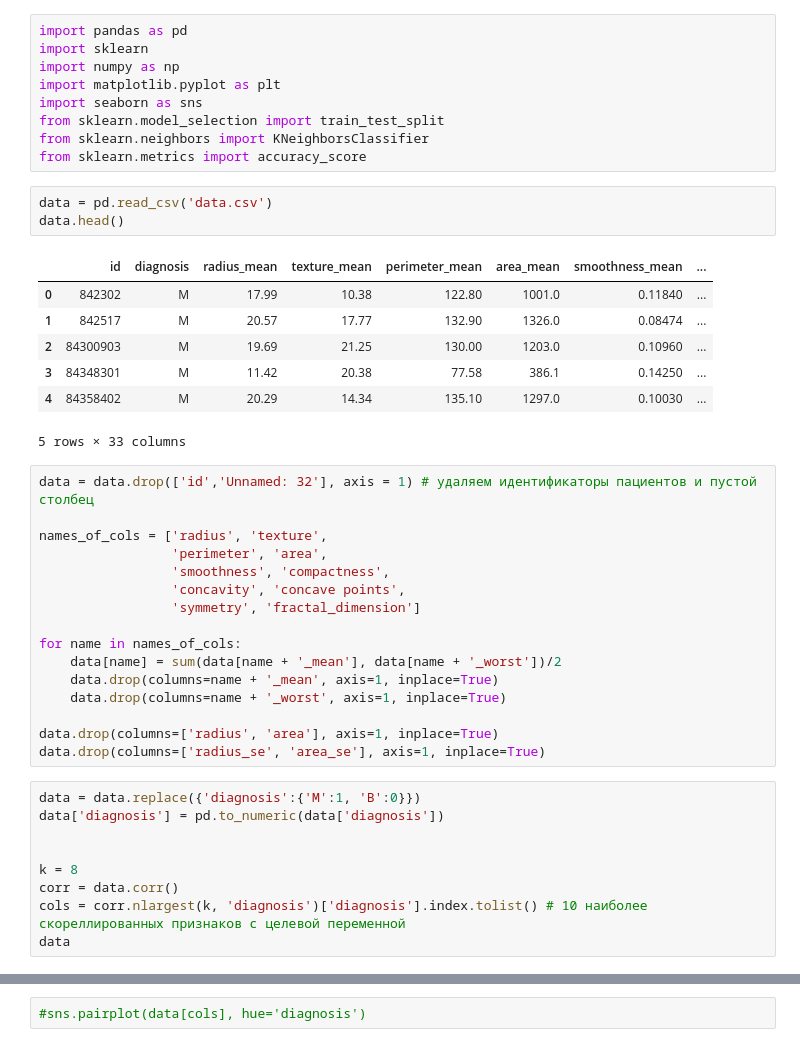
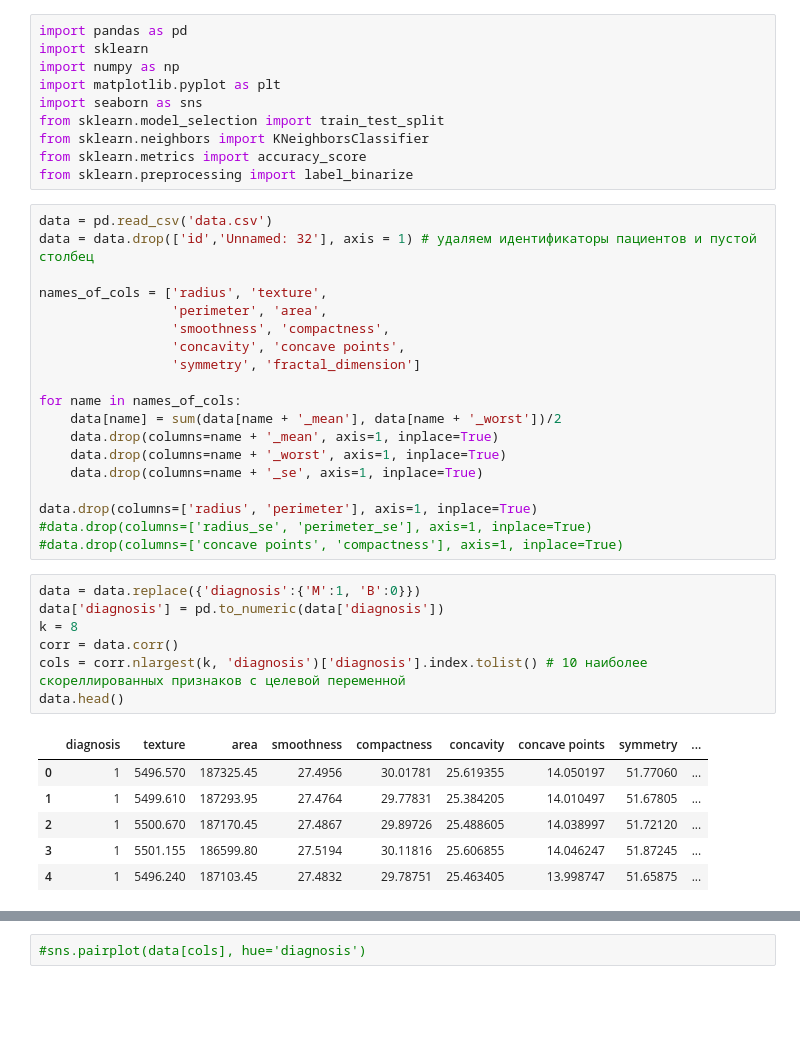
Before and after one commit to grannycola/my_projects, a Jupyter notebook: hw-4/model.ipynb, the cells around one changed output, grey strips where cells are left out. Cells and saved outputs as stored; diff of their text form; blank space fills up the shorter version.

```diff
--- a/hw-4/model.ipynb
+++ b/hw-4/model.ipynb
@@ -7,18 +7,9 @@ import seaborn as sns
 from sklearn.model_selection import train_test_split
 from sklearn.neighbors import KNeighborsClassifier
 from sklearn.metrics import accuracy_score
+from sklearn.preprocessing import label_binarize
-# %%
-data = pd.read_csv('data.csv')
-data.head()
-# %% [output]
-|  | id | diagnosis | radius_mean | texture_mean | perimeter_mean | area_mean | smoothness_mean | ... |
-| 0 | 842302 | M | 17.99 | 10.38 | 122.80 | 1001.0 | 0.11840 | ... |
-| 1 | 842517 | M | 20.57 | 17.77 | 132.90 | 1326.0 | 0.08474 | ... |
-| 2 | 84300903 | M | 19.69 | 21.25 | 130.00 | 1203.0 | 0.10960 | ... |
-| 3 | 84348301 | M | 11.42 | 20.38 | 77.58 | 386.1 | 0.14250 | ... |
-| 4 | 84358402 | M | 20.29 | 14.34 | 135.10 | 1297.0 | 0.10030 | ... |
-5 rows × 33 columns
 # %%
+data = pd.read_csv('data.csv')
 data = data.drop(['id','Unnamed: 32'], axis = 1) # удаляем идентификаторы пациентов и пустой столбец
 
 names_of_cols = ['radius', 'texture',
@@ -31,18 +22,25 @@ for name in names_of_cols:
     data[name] = sum(data[name + '_mean'], data[name + '_worst'])/2
     data.drop(columns=name + '_mean', axis=1, inplace=True)
     data.drop(columns=name + '_worst', axis=1, inplace=True)
+    data.drop(columns=name + '_se', axis=1, inplace=True)
 
-data.drop(columns=['radius', 'area'], axis=1, inplace=True)
-data.drop(columns=['radius_se', 'area_se'], axis=1, inplace=True)
+data.drop(columns=['radius', 'perimeter'], axis=1, inplace=True)
+#data.drop(columns=['radius_se', 'perimeter_se'], axis=1, inplace=True)
+#data.drop(columns=['concave points', 'compactness'], axis=1, inplace=True)
 # %%
 data = data.replace({'diagnosis':{'M':1, 'B':0}})
 data['diagnosis'] = pd.to_numeric(data['diagnosis'])
-
-
 k = 8
 corr = data.corr()
 cols = corr.nlargest(k, 'diagnosis')['diagnosis'].index.tolist() # 10 наиболее скореллированных признаков с целевой переменной
-data
+data.head()
+# %% [output]
+|  | diagnosis | texture | area | smoothness | compactness | concavity | concave points | symmetry | ... |
+| 0 | 1 | 5496.570 | 187325.45 | 27.4956 | 30.01781 | 25.619355 | 14.050197 | 51.77060 | ... |
+| 1 | 1 | 5499.610 | 187293.95 | 27.4764 | 29.77831 | 25.384205 | 14.010497 | 51.67805 | ... |
+| 2 | 1 | 5500.670 | 187170.45 | 27.4867 | 29.89726 | 25.488605 | 14.038997 | 51.72120 | ... |
+| 3 | 1 | 5501.155 | 186599.80 | 27.5194 | 30.11816 | 25.606855 | 14.046247 | 51.87245 | ... |
+| 4 | 1 | 5496.240 | 187103.45 | 27.4832 | 29.78751 | 25.463405 | 13.998747 | 51.65875 | ... |
 # %%
 cm = np.corrcoef(data[cols].values.T)
 plt.figure(figsize=(10,7))
```
Also changed, not shown: parts of 5 cells of this notebook.
